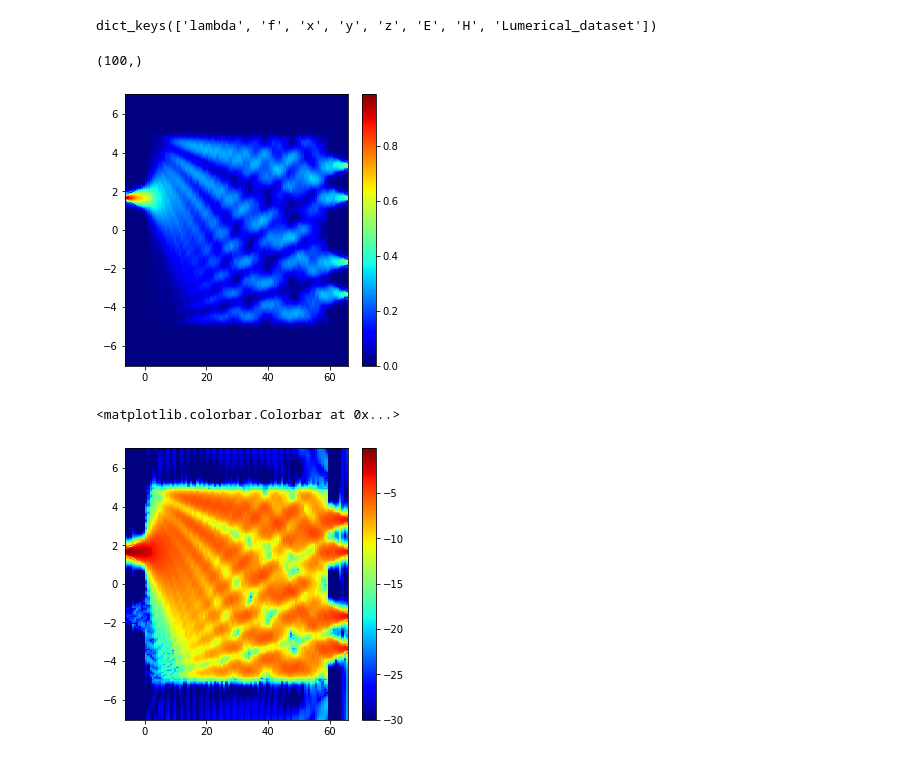
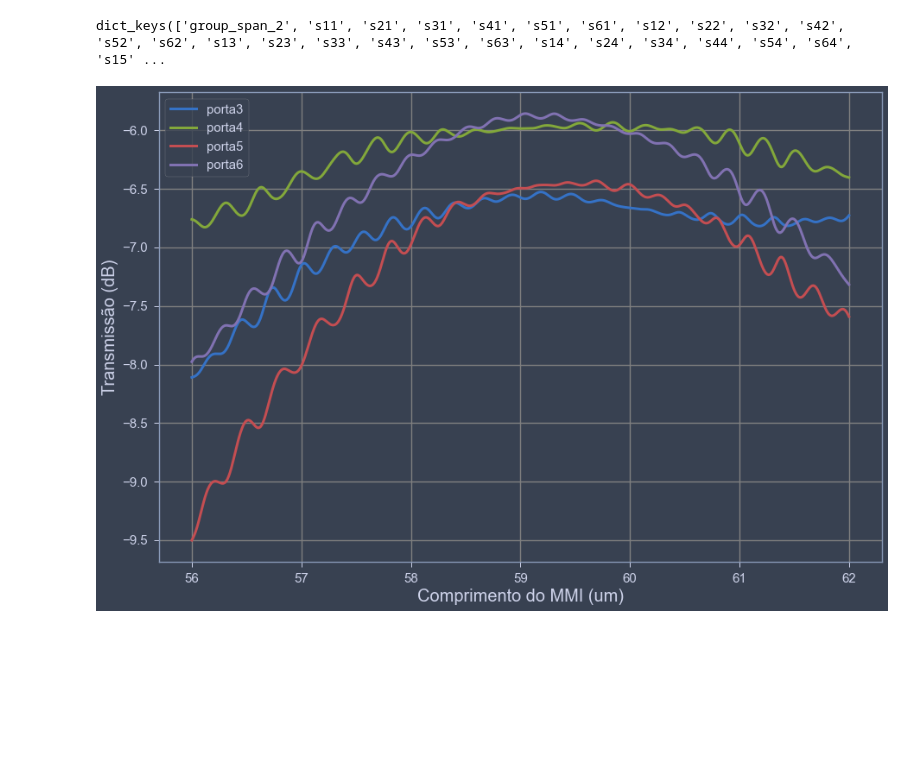
Before and after one commit to LucasLobo7/Design_MMI_LucasLobo, a Jupyter notebook: Lumerical/Plots.ipynb, the cells around one changed output. Drawn from its saved outputs; the diff is of its cells as text; code cells hidden in the pictures; blank space fills up the shorter version.

```diff
--- a/Lumerical/Plots.ipynb
+++ b/Lumerical/Plots.ipynb
@@ -85,4 +94,0 @@ campo = mode.getresult('monitor','field profile')
-# %%
-campo.keys()
-# %% [output]
-dict_keys(['lambda', 'f', 'x', 'y', 'z', 'E', 'H', 'Lumerical_dataset'])
@@ -93,21 +94,0 @@ E = campo['E']
-# %%
-
-
-E = np.sqrt(E[:,:,0,:,0]**2 + E[:,:,0,:,1]**2 + E[:,:,0,:,2]**2)
-E = np.transpose(abs(E[:,:,0]))
-np.shape(x[:,0])
-# %% [output]
-(100,)
-# %%
-plt.rcParams["figure.figsize"] = (5,5)
-plt.pcolormesh(x[:,0]*1e6,y[:,0]*1e6,E,cmap = 'jet')
-plt.colorbar()
-Elog = 10*np.log10(E)
-# %% [output]
-[figure, removed]
-# %%
-plt.pcolormesh(x[:,0]*1e6,y[:,0]*1e6,Elog,cmap = 'jet',vmin=-30)
-plt.colorbar()
-# %% [output]
-<matplotlib.colorbar.Colorbar at 0x...>
-[figure, removed]
@@ -113,0 +98,28 @@ plt.colorbar()
+# %%
+
+largura = mode.getemesweep("S")
+
+plt.rcParams["figure.figsize"] = (15,10)
+print(largura.keys())
+x = largura['group_span_2']
+s13 = largura['s13']
+s14 = largura['s14']
+s15 = largura['s15']
+s16 = largura['s16']
+
+plt.plot(x*1e6,10*np.log10(abs(s13)**2),label='porta3',linewidth=3)
+plt.plot(x*1e6,10*np.log10(abs(s14)**2),label='porta4',linewidth=3)
+plt.plot(x*1e6,10*np.log10(abs(s15)**2),label='porta5',linewidth=3)
+plt.plot(x*1e6,10*np.log10(abs(s16)**2),label='porta6',linewidth=3)
+plt.legend(fontsize=15)
+#plt.ylim(-7,-5.5)
+#plt.xlim(56,62)
+plt.yticks(fontsize=15)
+plt.xticks(fontsize=15)
+plt.xlabel('Comprimento do MMI (um)',fontsize=20)
+plt.ylabel('Transmissão (dB)',fontsize=20)
+plt.grid(color='grey')
+plt.savefig('sweepcomprimento')
+# %% [output]
+dict_keys(['group_span_2', 's11', 's21', 's31', 's41', 's51', 's61', 's12', 's22', 's32', 's42', 's52', 's62', 's13', 's23', 's33', 's43', 's53', 's63', 's14', 's24', 's34', 's44', 's54', 's64', 's15' ...
+[figure, added]
```
Also changed, not shown: parts of 12 cells of this notebook, 9 other files.
